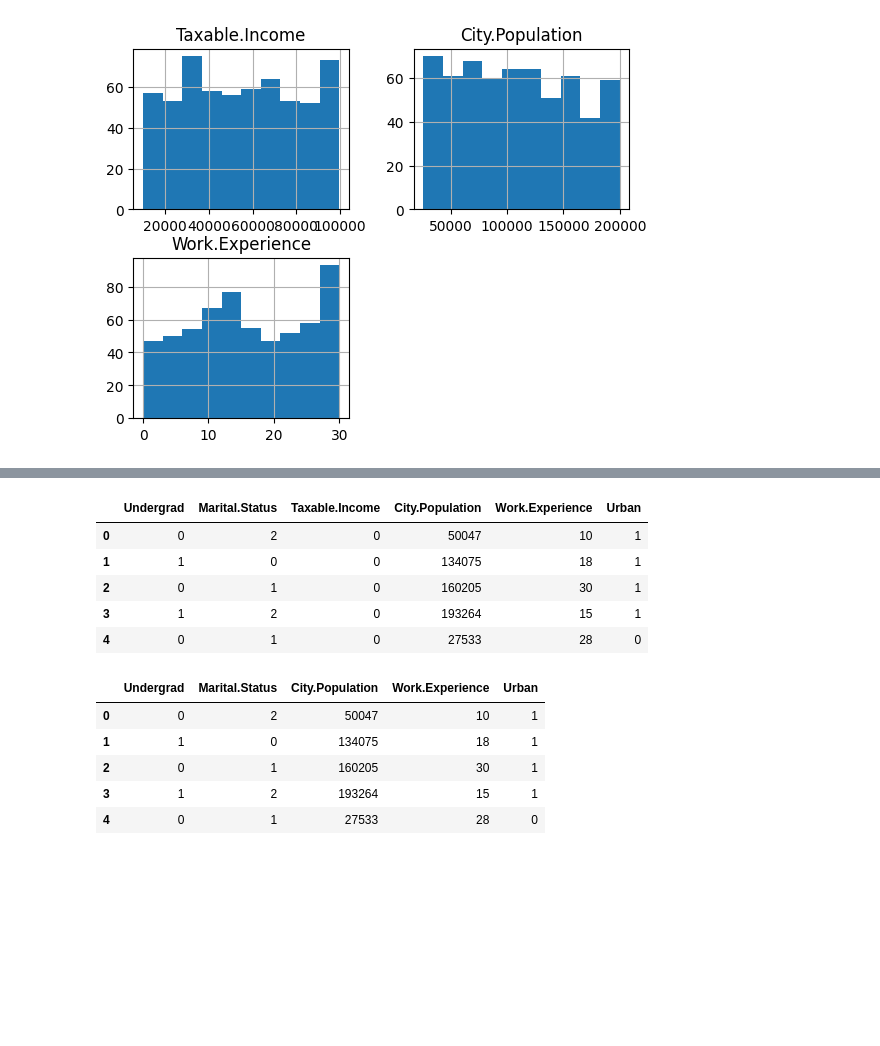
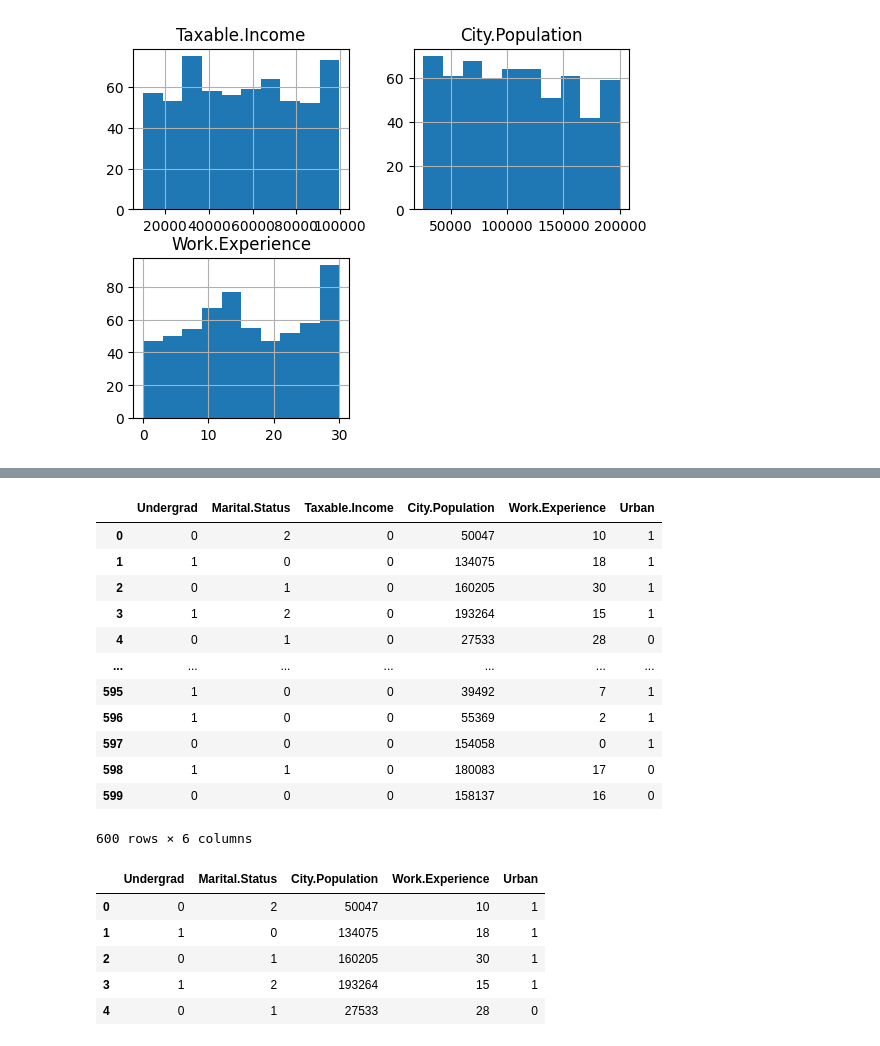
Before and after one commit to RNSHDeepika7/Assignments, a Jupyter notebook: Decision_tree_assgnt.ipynb, the cells around one changed output, grey strips where cells are left out. Saved outputs shown, nothing was run; the diff lists cells and outputs as text; code cells hidden in the pictures; blank space fills up the shorter version.

```diff
--- a/Decision_tree_assgnt.ipynb
+++ b/Decision_tree_assgnt.ipynb
@@ -262,17 +525,24 @@ df.head()
 # %%
 from sklearn.preprocessing import LabelEncoder
 le = LabelEncoder()
 for column in df.select_dtypes(include='object'):
   le.fit(df[column])
   df[column] = le.transform(df[column])
-df.head()
+df
 # %% [output]
 |  | Undergrad | Marital.Status | Taxable.Income | City.Population | Work.Experience | Urban |
 | 0 | 0 | 2 | 0 | 50047 | 10 | 1 |
 | 1 | 1 | 0 | 0 | 134075 | 18 | 1 |
 | 2 | 0 | 1 | 0 | 160205 | 30 | 1 |
 | 3 | 1 | 2 | 0 | 193264 | 15 | 1 |
 | 4 | 0 | 1 | 0 | 27533 | 28 | 0 |
+| ... | ... | ... | ... | ... | ... | ... |
+| 595 | 1 | 0 | 0 | 39492 | 7 | 1 |
+| 596 | 1 | 0 | 0 | 55369 | 2 | 1 |
+| 597 | 0 | 0 | 0 | 154058 | 0 | 1 |
+| 598 | 1 | 1 | 0 | 180083 | 17 | 0 |
+| 599 | 0 | 0 | 0 | 158137 | 16 | 0 |
+600 rows × 6 columns
 # %%
 Y=df["Taxable.Income"]
 X=df.drop("Taxable.Income", axis=1)
```
Also changed, not shown: parts of 19 cells of this notebook.
